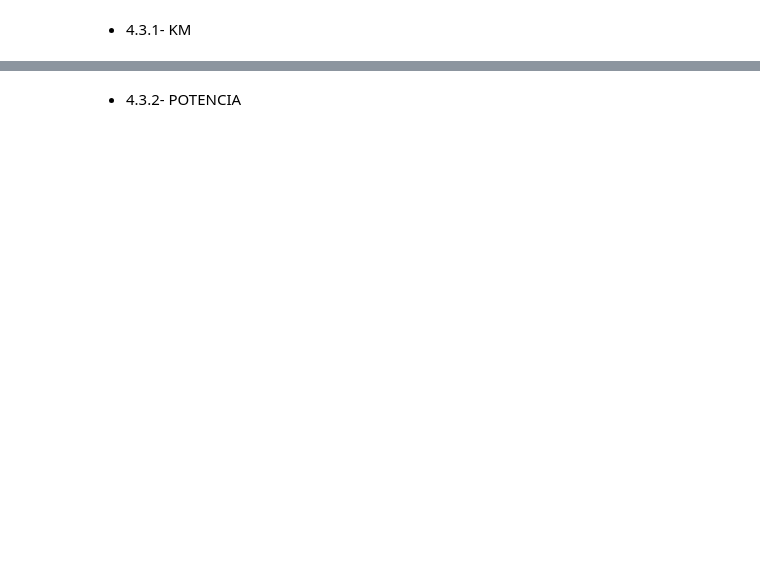
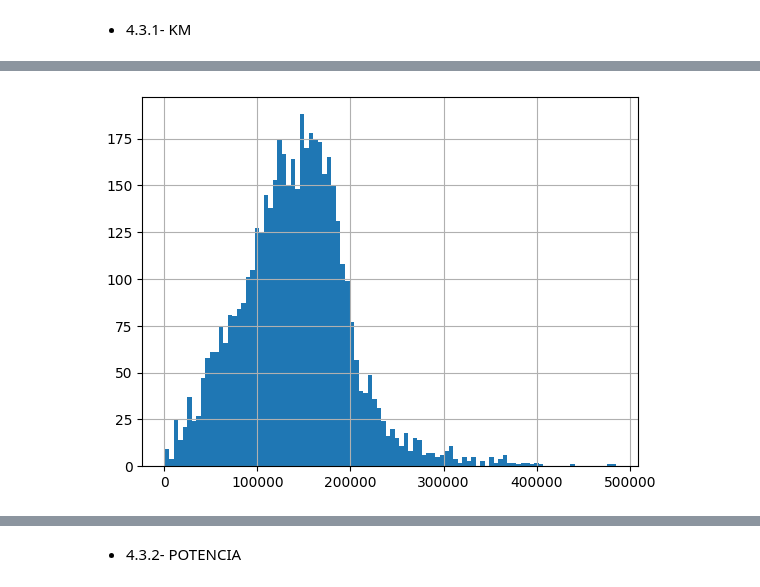
Before and after one commit to tvgtech/BMW_Proj, a Jupyter notebook: Grupo6_EDA_BMW.ipynb, the cells around one changed output, grey strips where cells are left out. Saved outputs shown, nothing was run; the diff lists cells and outputs as text; code cells hidden in the pictures; blank space fills up the shorter version.

```diff
--- a/Grupo6_EDA_BMW.ipynb
+++ b/Grupo6_EDA_BMW.ipynb
@@ -1087,0 +1248,6 @@ bmw10 =
+# %%
+bmw11 = bmw10.copy()
+# %%
+#Eliminamos el valor negativo que no tiene sentido y el outlier
+del_ind = bmw11[(bmw11['km']<0) | (bmw11['km']>1e+06)].index.tolist()
+del_ind
@@ -1087,0 +1256,2 @@ bmw10 =
+# %%
+bmw11.drop(index=del_ind, inplace=True)
@@ -1087,0 +1263,4 @@ bmw10 =
+# %%
+bmw11.km.hist(bins=100);
+# %% [output]
+[figure, added]
```
Also changed, not shown: parts of 103 cells of this notebook.
